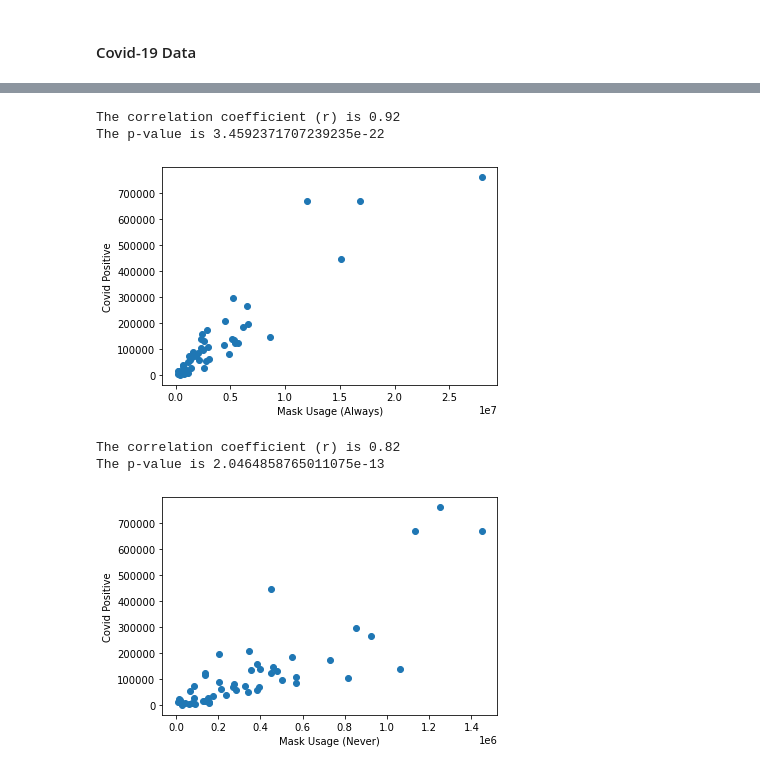
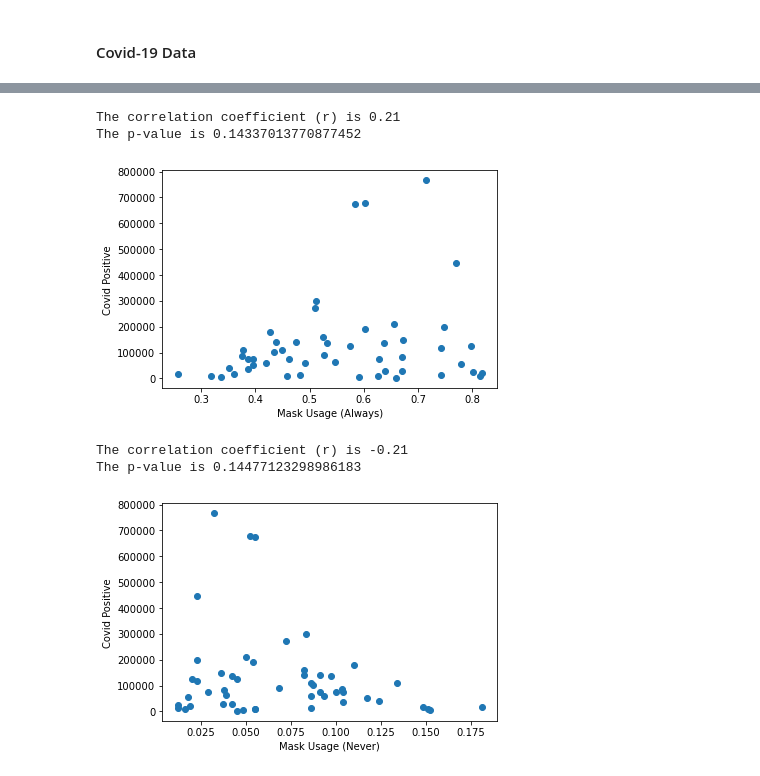
Before and after one commit to havyjavy/Healthcare-and-Covid-19, a Jupyter notebook: CensusData/Census_Mask_Covid-19.ipynb, the cells around one changed output, grey strips where cells are left out. Drawn from its saved outputs; the diff is of its cells as text; code cells hidden in the pictures.

```diff
--- a/CensusData/Census_Mask_Covid-19.ipynb
+++ b/CensusData/Census_Mask_Covid-19.ipynb
@@ -245,28 +245,28 @@ mask_covid_data_clean
 | 49 | Wisconsin | 55 | 0.087 | 0.102 | 0.145 | 0.232 | 0.434 | 5778394.0 | ... |
 | 50 | Wyoming | 56 | 0.152 | 0.157 | 0.123 | 0.232 | 0.336 | 581836.0 | ... |
 # %%
-plt.scatter(x=mask_covid_data_clean['ALWAYS - POP'], y=mask_covid_data_clean['Covid Positive'])
+plt.scatter(x=mask_covid_data_clean['ALWAYS'], y=mask_covid_data_clean['Covid Positive'])
 
 plt.ylabel("Covid Positive")
 plt.xlabel("Mask Usage (Always)")
 
-correlation = sts.pearsonr(mask_covid_data_clean['ALWAYS - POP'],mask_covid_data_clean['Covid Positive'] )
+correlation = sts.pearsonr(mask_covid_data_clean['ALWAYS'],mask_covid_data_clean['Covid Positive'] )
 print(f"The correlation coefficient (r) is {round(correlation[0],2)}")
 print(f"The p-value is {correlation[1]}")
 # %% [output]
-The correlation coefficient (r) is 0.92
-The p-value is 3.4592371707239235e-22
+The correlation coefficient (r) is 0.21
+The p-value is 0.14337013770877452
-[figure, old version]
+[figure, new version]
 # %%
-plt.scatter(x=mask_covid_data_clean['NEVER - POP'], y=mask_covid_data_clean['Covid Positive'])
+plt.scatter(x=mask_covid_data_clean['NEVER'], y=mask_covid_data_clean['Covid Positive'])
 
 plt.ylabel("Covid Positive")
 plt.xlabel("Mask Usage (Never)")
 
-correlation = sts.pearsonr(mask_covid_data_clean['NEVER - POP'],mask_covid_data_clean['Covid Positive'] )
+correlation = sts.pearsonr(mask_covid_data_clean['NEVER'],mask_covid_data_clean['Covid Positive'] )
 print(f"The correlation coefficient (r) is {round(correlation[0],2)}")
 print(f"The p-value is {correlation[1]}")
 # %% [output]
-The correlation coefficient (r) is 0.82
-The p-value is 2.0464858765011075e-13
+The correlation coefficient (r) is -0.21
+The p-value is 0.14477123298986183
-[figure, old version]
+[figure, new version]
```
Also changed, not shown: parts of 2 cells of this notebook, 2 other files.
